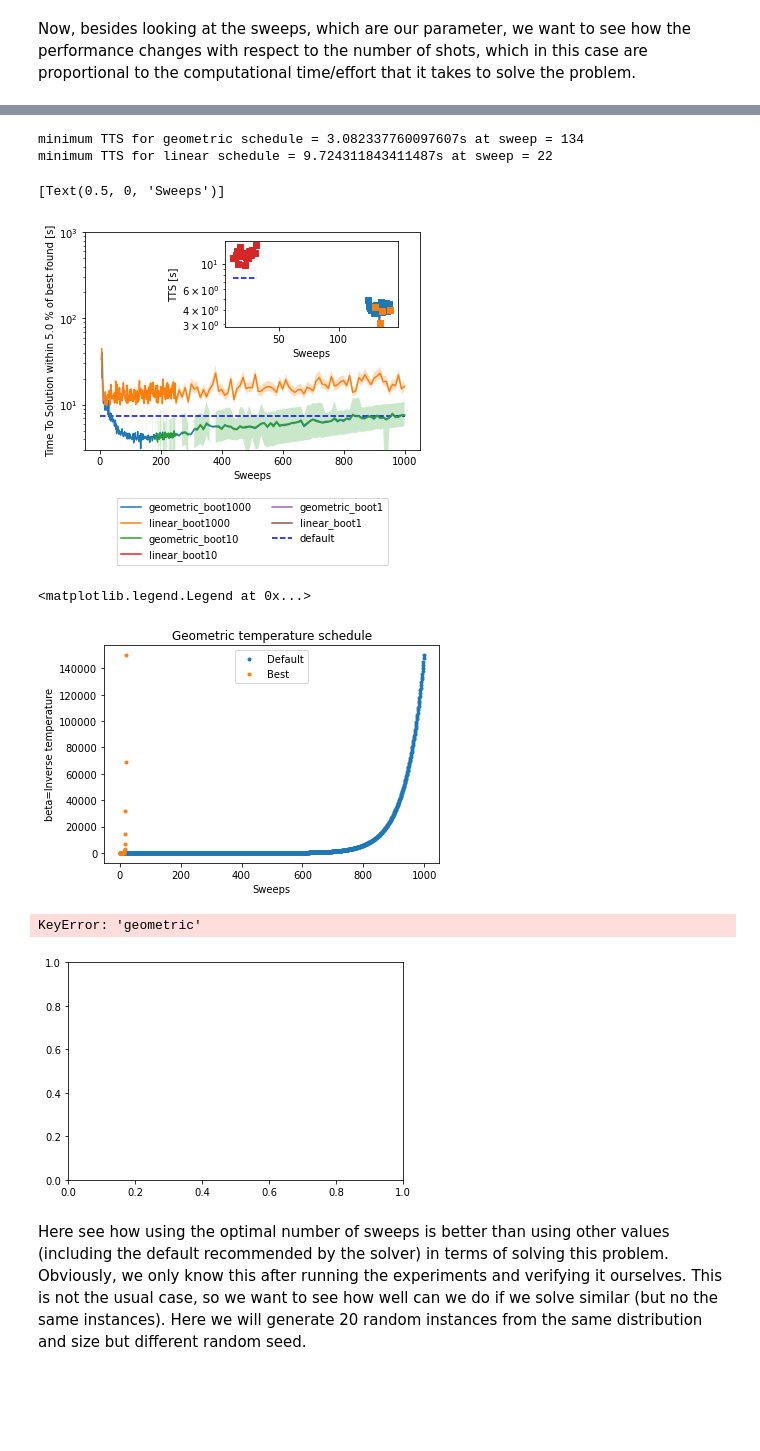
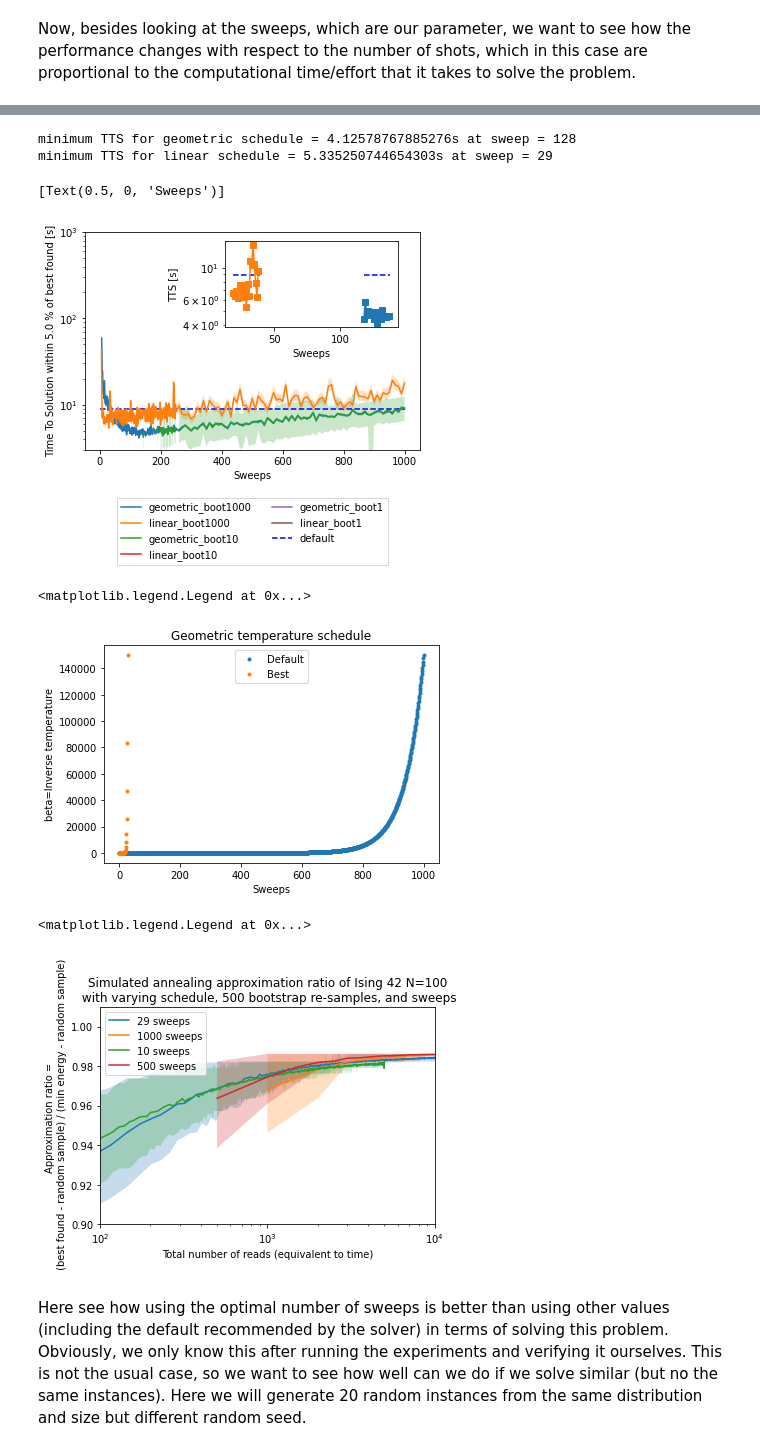
Before and after one commit to bernalde/QuIPML22, a Jupyter notebook: notebooks/Notebook 5 - Benchmarking.ipynb, the cells around one changed output, grey strips where cells are left out. Drawn from its saved outputs; the diff is of its cells as text; code cells hidden in the pictures; blank space fills up the shorter version.

```diff
--- a/notebooks/Notebook 5 - Benchmarking.ipynb
+++ b/notebooks/Notebook 5 - Benchmarking.ipynb
@@ -727,19 +733,18 @@ for schedule in schedules:
     min_sweep = sweeps[results['tts'][default_sweeps][schedule].index(min_tts)]
     print("minimum TTS for " + schedule + " schedule = " +
           str(min_tts) + "s at sweep = " + str(min_sweep))
-    for boot in reversed(boots):
-        ax2.semilogy(sweeps[min_index-10:min_index+10], results['tts']
-                     [boot][schedule][min_index-10:min_index+10], '-s')
-ax2.hlines(results['tts'][default_sweeps]['geometric'][-1], sweeps[min_index-10], sweeps[min_index+10],
+    ax2.semilogy(sweeps[min_index-10:min_index+10], results['tts']
+                  [default_sweeps][schedule][min_index-10:min_index+10], '-s')
+    ax2.hlines(results['tts'][default_sweeps]['geometric'][-1], sweeps[min_index-10], sweeps[min_index+10],
            linestyle='--', label='default', colors='b')
 
 ax2.set(ylabel='TTS [s]')
 ax2.set(xlabel='Sweeps')
 # %% [output]
-minimum TTS for geometric schedule = 3.082337760097607s at sweep = 134
-minimum TTS for linear schedule = 9.724311843411487s at sweep = 22
+minimum TTS for geometric schedule = 4.12578767885276s at sweep = 128
+minimum TTS for linear schedule = 5.335250744654303s at sweep = 29
 [Text(0.5, 0, 'Sweeps')]
-[figure, old version]
+[figure, new version]
 # %%
 min_beta_schedule = np.geomspace(
     *simAnnSamplesDefault.info['beta_range'], num=min_sweep)
@@ -752,15 +757,16 @@ ax.set_title('Geometric temperature schedule')
 plt.legend(['Default', 'Best'])
 # %% [output]
 <matplotlib.legend.Legend at 0x...>
-[figure, old version]
+[figure, new version]
 # %%
 fig, ax = plt.subplots()
+schedules = ['geometric']
 # Best of boot samples es computed via n_boot bootstrapping
 n_boot = 500
 boots = range(1, 1000, 1)
 interest_sweeps = [min_sweep, default_sweeps, 10, 500]
-approx_ratio = {}
-approx_ratioci = {}
+approx_ratio = dict()
+approx_ratioci = dict()
 
 for schedul in schedules:
     approx_ratio[schedule] = {}
@@ -770,7 +776,7 @@ for schedul in schedules:
 instance = 42
 for sweep in interest_sweeps:
     for schedule in schedules:
-        if sweep in approx_ratio[schedule] and sweep in approx_ratioci[schedule]:
+        if sweep in approx_ratio[schedule].keys() and sweep in approx_ratioci[schedule].keys():
             pass
         else:
             min_energy = results['min_energy'][schedule]
@@ -815,35 +821,35 @@ for sweep in interest_sweeps:
                 b.append(np.mean(boot_dist))
                 # Confidence intervals from bootstrapping the best out of boot
                 bnp = np.array(boot_dist)
                 cilo = np.apply_along_axis(
                     stats.scoreatpercentile, 0, bnp, 50.-ci/2.)
                 ciup = np.apply_along_axis(
                     stats.scoreatpercentile, 0, bnp, 50.+ci/2.)
                 bcs.append((cilo, ciup))
 
             approx_ratio[schedule][sweep] = [
                 (random_energy - energy) / (random_energy - min_energy) for energy in b]
             approx_ratioci[schedule][sweep] = [tuple((random_energy - element) / (
                 random_energy - min_energy) for element in energy) for energy in bcs]
 
         ax.plot([shot*sweep for shot in boots], approx_ratio[schedule]
                 [sweep], label=str(sweep) + ' sweeps')
         approx_ratio_bestci_np = np.stack(
             approx_ratioci[schedule][sweep], axis=0).T
         ax.fill_between([shot*sweep for shot in boots],
                         approx_ratio_bestci_np[0], approx_ratio_bestci_np[1], alpha=0.25)
 ax.set(xscale='log')
 ax.set(ylim=[0.9, 1.01])
 ax.set(xlim=[1e2, 1e4])
 ax.set(xlabel='Total number of reads (equivalent to time)')
 ax.set(ylabel='Approximation ratio = \n ' +
        '(best found - random sample) / (min energy - random sample)')
 ax.set_title('Simulated annealing approximation ratio of Ising ' + str(instance) + ' N=100\n' +
              ' with varying schedule, ' + str(n_boot) + ' bootstrap re-samples, and sweeps')
 plt.legend()
 # %% [output]
-KeyError: 'geometric'
+<matplotlib.legend.Legend at 0x...>
-[figure, old version]
+[figure, new version]
 # %% [markdown]
 Here see how using the optimal number of sweeps is better than using other values (including the default recommended by the solver) in terms of solving this problem.
 Obviously, we only know this after running the experiments and verifying it ourselves. This is not the usual case, so we want to see how well can we do if we solve similar (but no the same instances).
```
Also changed, not shown: parts of 23 cells of this notebook.
